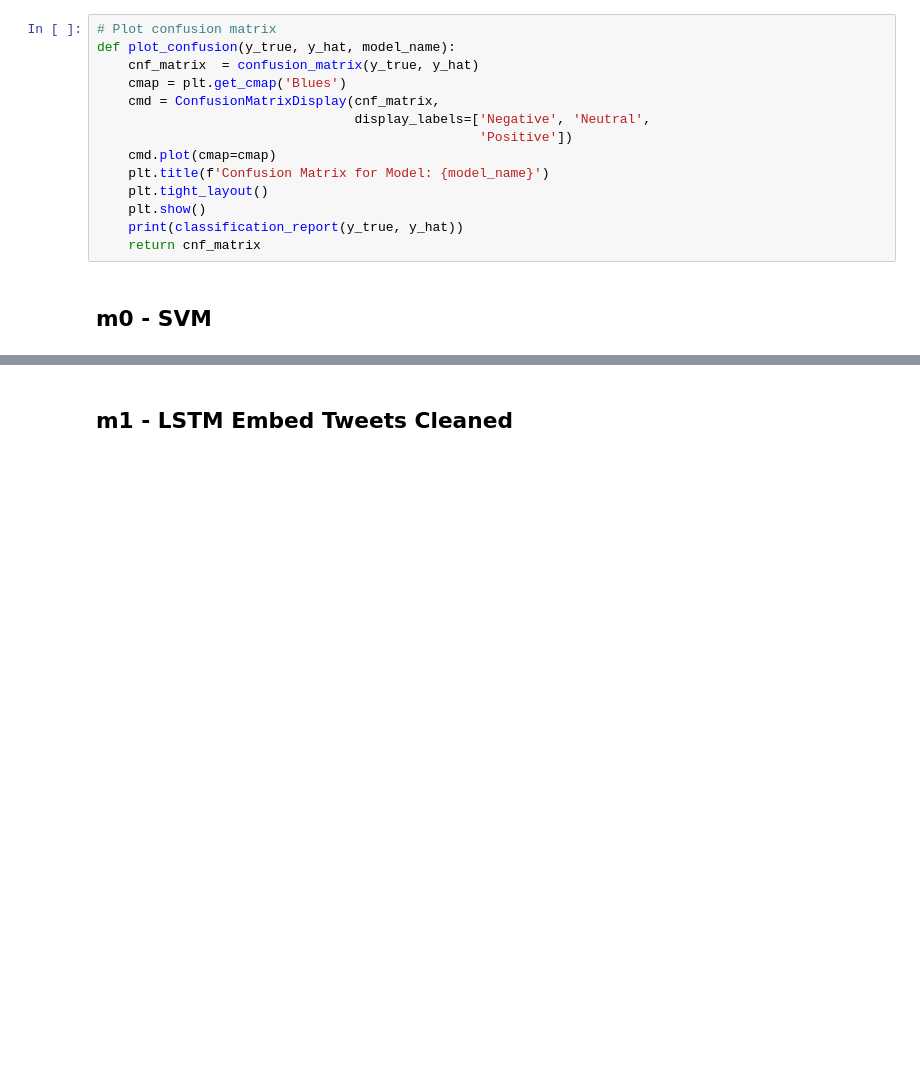
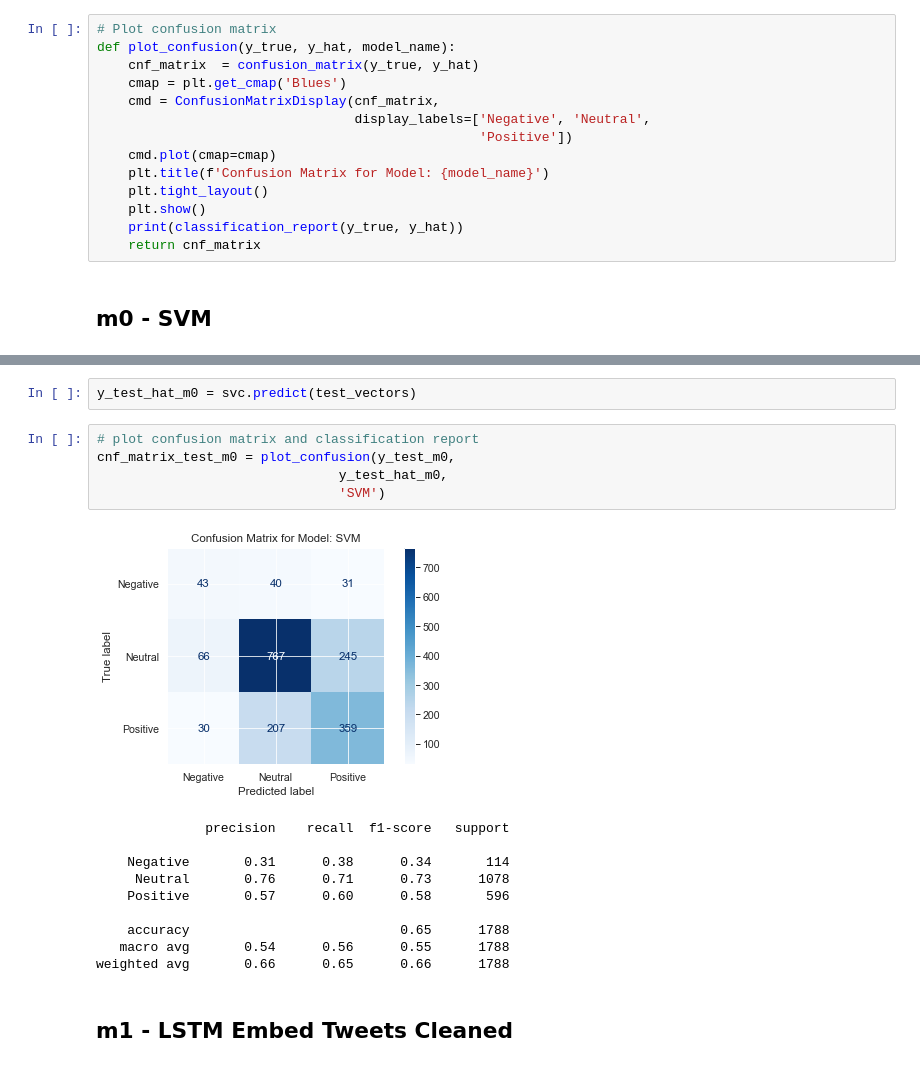
Before and after one commit to cutterback/p04-twitter-sentiment-nlp, a Jupyter notebook: Twitter-Sentiment-Analysis-NLP.ipynb, the cells around one changed output, grey strips where cells are left out. Drawn from its saved outputs; the diff is of its cells as text; blank space fills up the shorter version.

```diff
--- a/Twitter-Sentiment-Analysis-NLP.ipynb
+++ b/Twitter-Sentiment-Analysis-NLP.ipynb
@@ -390,3 +425,21 @@ svc = SVC(class_weight='balanced')
+# %%
+y_test_hat_m0 = svc.predict(test_vectors)
+# %%
+# plot confusion matrix and classification report
+cnf_matrix_test_m0 = plot_confusion(y_test_m0,
+                               y_test_hat_m0,
+                               'SVM')
+# %% [output]
+[figure, added]
+              precision    recall  f1-score   support
+
+    Negative       0.31      0.38      0.34       114
+     Neutral       0.76      0.71      0.73      1078
+    Positive       0.57      0.60      0.58       596
+
+    accuracy                           0.65      1788
+   macro avg       0.54      0.56      0.55      1788
+weighted avg       0.66      0.65      0.66      1788
 # %% [markdown]
 ## m1 - LSTM Embed Tweets Cleaned
 # %%
```
Also changed, not shown: parts of 30 cells of this notebook.
